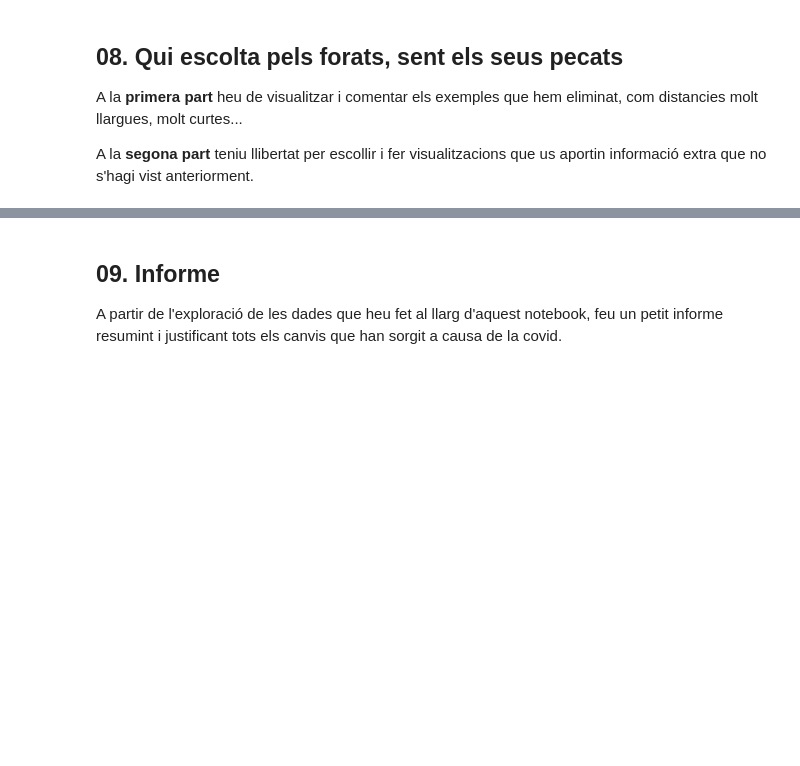
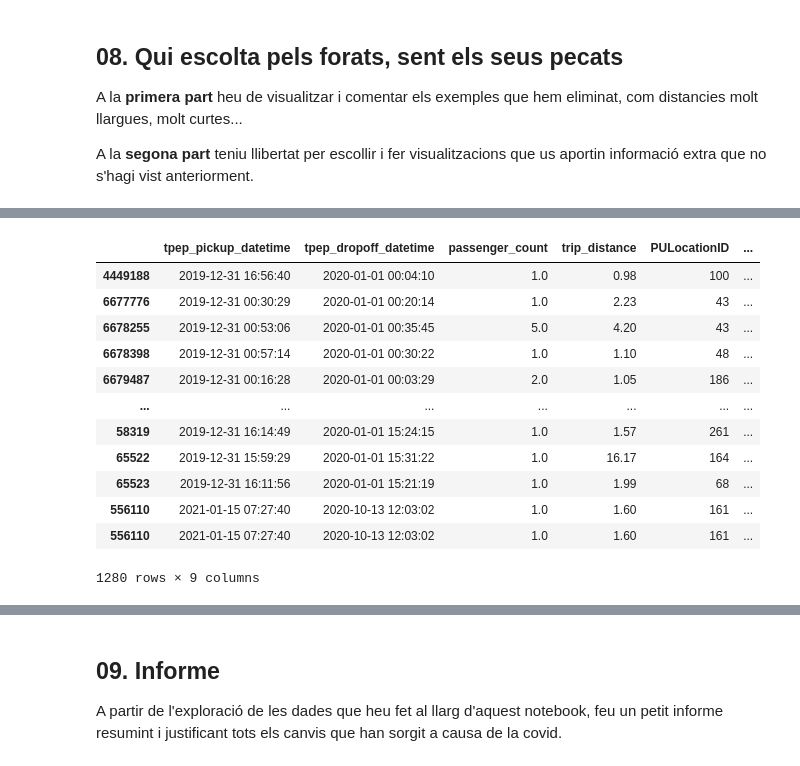
Before and after one commit to junjielyu13/Junior-Fall-Missions, a Jupyter notebook: TallerNousUsos/Practica/TNUI_P1/AssignmentCode - Lia.ipynb, the cells around one changed output, grey strips where cells are left out. Drawn from its saved outputs; the diff is of its cells as text; code cells hidden in the pictures; blank space fills up the shorter version.

```diff
--- a/TallerNousUsos/Practica/TNUI_P1/AssignmentCode - Lia.ipynb
+++ b/TallerNousUsos/Practica/TNUI_P1/AssignmentCode - Lia.ipynb
@@ -921,0 +989,20 @@ A la **segona part** teniu llibertat per escollir i fer visualitzacions que us a
+# %%
+any_pick = pd.DatetimeIndex(invalides['tpep_pickup_datetime']).year != 2020
+any_drop = pd.DatetimeIndex(invalides['tpep_dropoff_datetime']).year == 2020
+# mentre quaslevol d'aquests quatre no coincideixi:
+df1 = invalides[any_pick & any_drop]
+df1
+# %% [output]
+|  | tpep_pickup_datetime | tpep_dropoff_datetime | passenger_count | trip_distance | PULocationID | ... |
+| 4449188 | 2019-12-31 16:56:40 | 2020-01-01 00:04:10 | 1.0 | 0.98 | 100 | ... |
+| 6677776 | 2019-12-31 00:30:29 | 2020-01-01 00:20:14 | 1.0 | 2.23 | 43 | ... |
+| 6678255 | 2019-12-31 00:53:06 | 2020-01-01 00:35:45 | 5.0 | 4.20 | 43 | ... |
+| 6678398 | 2019-12-31 00:57:14 | 2020-01-01 00:30:22 | 1.0 | 1.10 | 48 | ... |
+| 6679487 | 2019-12-31 00:16:28 | 2020-01-01 00:03:29 | 2.0 | 1.05 | 186 | ... |
+| ... | ... | ... | ... | ... | ... | ... |
+| 58319 | 2019-12-31 16:14:49 | 2020-01-01 15:24:15 | 1.0 | 1.57 | 261 | ... |
+| 65522 | 2019-12-31 15:59:29 | 2020-01-01 15:31:22 | 1.0 | 16.17 | 164 | ... |
+| 65523 | 2019-12-31 16:11:56 | 2020-01-01 15:21:19 | 1.0 | 1.99 | 68 | ... |
+| 556110 | 2021-01-15 07:27:40 | 2020-10-13 12:03:02 | 1.0 | 1.60 | 161 | ... |
+| 556110 | 2021-01-15 07:27:40 | 2020-10-13 12:03:02 | 1.0 | 1.60 | 161 | ... |
+1280 rows × 9 columns
```
Also changed, not shown: parts of 31 cells of this notebook.
